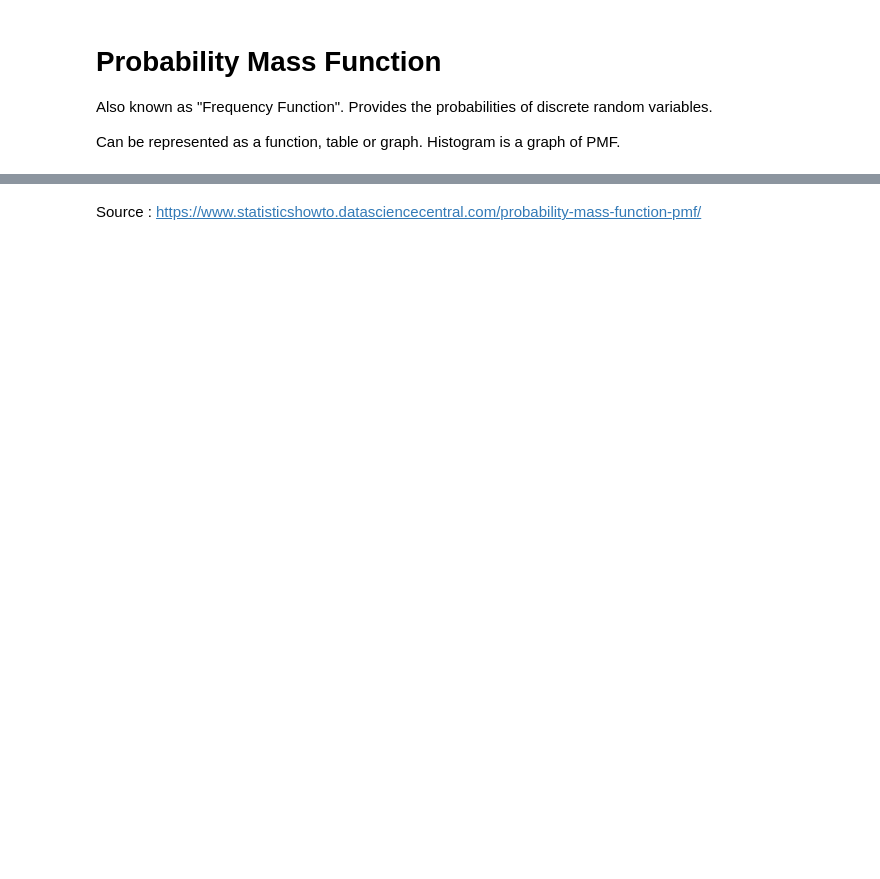
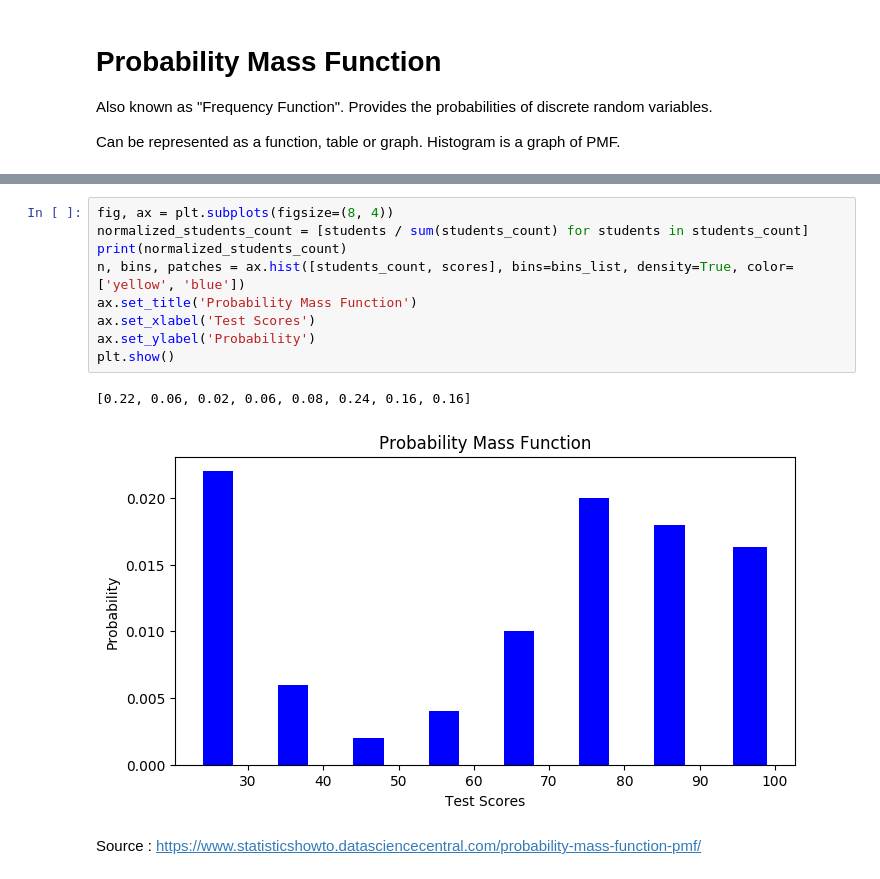
Before and after one commit to erdigokce/probability-in-computer-science, a Jupyter notebook: 7_RandomVariablesAndDistributions/7_RandomVariablesAndDistributions.ipynb, the cells around one changed output, grey strips where cells are left out. Drawn from its saved outputs; the diff is of its cells as text; blank space fills up the shorter version.

```diff
--- a/7_RandomVariablesAndDistributions/7_RandomVariablesAndDistributions.ipynb
+++ b/7_RandomVariablesAndDistributions/7_RandomVariablesAndDistributions.ipynb
@@ -26,2 +92,14 @@ NameError: ignored
+# %%
+fig, ax = plt.subplots(figsize=(8, 4))
+normalized_students_count = [students / sum(students_count) for students in students_count]
+print(normalized_students_count)
+n, bins, patches = ax.hist([students_count, scores], bins=bins_list, density=True, color=['yellow', 'blue'])
+ax.set_title('Probability Mass Function')
+ax.set_xlabel('Test Scores')
+ax.set_ylabel('Probability')
+plt.show()
+# %% [output]
+[0.22, 0.06, 0.02, 0.06, 0.08, 0.24, 0.16, 0.16]
+[figure, added]
 # %% [markdown]
 Source : https://www.statisticshowto.datasciencecentral.com/probability-mass-function-pmf/
```
Also changed, not shown: parts of 16 cells of this notebook.
